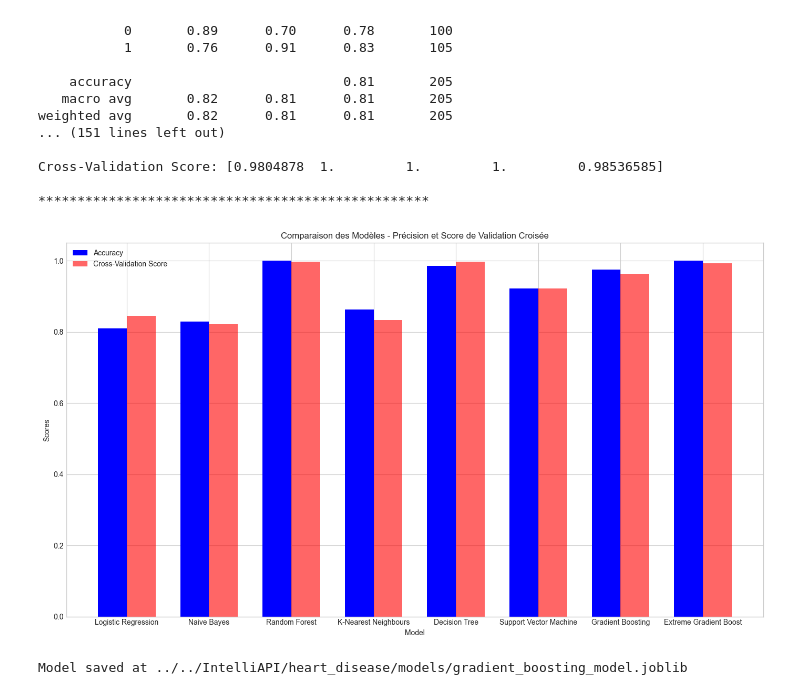
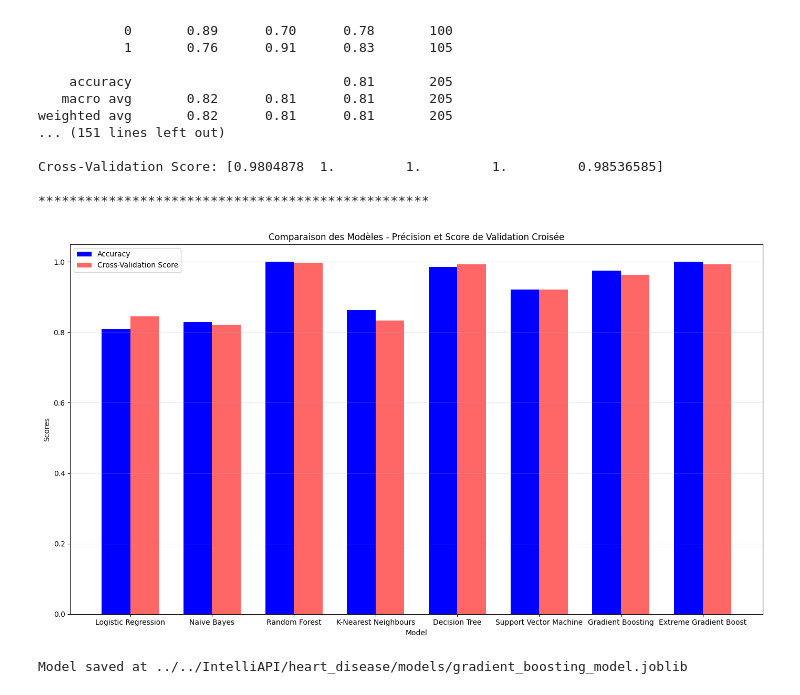
Before and after one commit to asndiallo/MedAI-MultiDataset-Study, a Jupyter notebook: notebooks/heart-disease-2.ipynb, the cells around one changed output. Cells and saved outputs as stored; diff of their text form; code cells hidden in the pictures.

```diff
--- a/notebooks/heart-disease-2.ipynb
+++ b/notebooks/heart-disease-2.ipynb
@@ -103,36 +103,35 @@ cross_val_scores = [
 ]
 models = list(model_results.keys())
 
 # Définir la largeur des barres pour les barres côte à côte
 bar_width = 0.35
 index = np.arange(len(models))
 
 # Création du graphique
 plt.figure(figsize=(14, 8))
 bar1 = plt.bar(index, accuracies, bar_width, label="Accuracy", color="blue")
 bar2 = plt.bar(
     index + bar_width,
     cross_val_scores,
     bar_width,
     label="Cross-Validation Score",
     color="red",
     alpha=0.6,
 )
 
 # Ajout des étiquettes et du titre
-# whitegrid
-plt.grid(True)
+plt.grid(axis="y", alpha=0.25)
 plt.xlabel("Model")
 plt.ylabel("Scores")
 plt.title("Comparaison des Modèles - Précision et Score de Validation Croisée")
 plt.xticks(index + bar_width / 2, models)
 plt.legend()
 
 # Affichage du graphique
 plt.tight_layout()
 plt.show()
 # %% [output]
-[figure, old version]
+[figure, new version]
 # %%
 # Enregistrement du modèle
 gd_model = model_results["Gradient Boosting"]["trained_model"]
```
Also changed, not shown: parts of 1 cell of this notebook.
